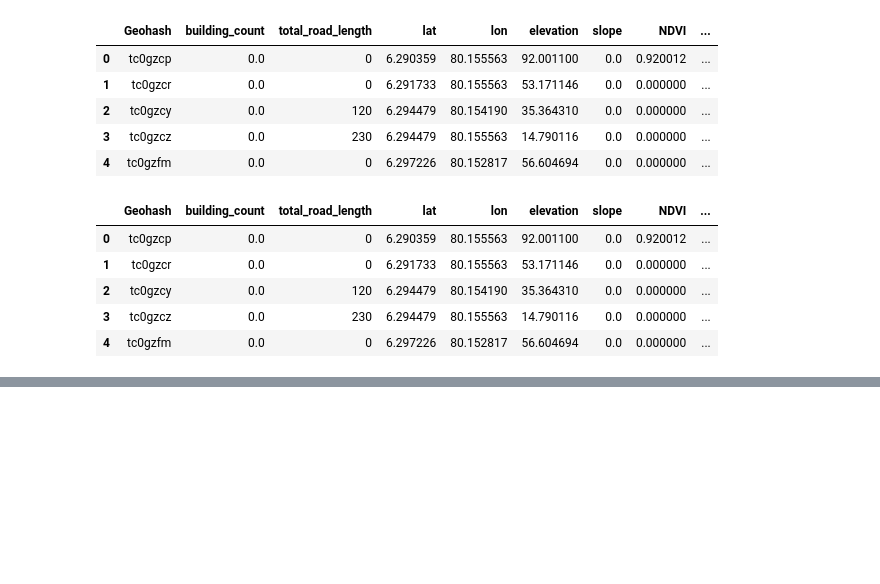
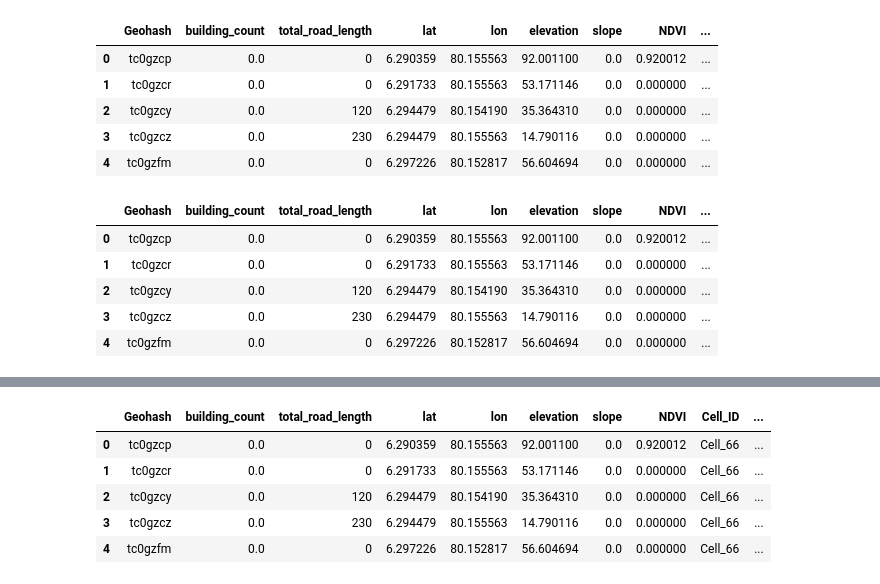
Before and after one commit to pabasara-samarakoon-4176/MDT_prediction, a Jupyter notebook: synthetic_generation_inverted.ipynb, the cells around one changed output, grey strips where cells are left out. Cells and saved outputs as stored; diff of their text form; code cells hidden in the pictures; blank space fills up the shorter version.

Commit message:
Completed with population data

```diff
--- a/synthetic_generation_inverted.ipynb
+++ b/synthetic_generation_inverted.ipynb
@@ -603,0 +777,6 @@ df.head()
+# %%
+from tqdm import tqdm
+
+tqdm.pandas()
+df['population_density'] = [gdf_pop.iloc[i]['Z'] if i < len(gdf_pop) else 0 for i in tqdm(indices)]
+df.head()
@@ -608,0 +832,3 @@ Number of unique Cell_IDs: 72
+# %%
+df = urbanness(df)
+df.head()
@@ -636,5 +869,3 @@ def compute_rsrp_rsrq(row):
     rsrq /= attenuation_factor
 
     return pd.Series({'RSRP': rsrp, 'RSRQ': rsrq})
-# %%
-df[['RSRP', 'RSRQ']] = df.progress_apply(compute_rsrp_rsrq, axis=1)
@@ -640,0 +937,15 @@ df[['RSRP', 'RSRQ']] = df.progress_apply(compute_rsrp_rsrq, axis=1)
+# %%
+import pandas as pd
+import glob
+
+path = r'/content/drive/MyDrive/Final_year_project/datasets/chunks'
+all_files = glob.glob(path + "/*.csv")
+
+li = []
+
+for filename in all_files:
+    df = pd.read_csv(filename, index_col=None, header=0)
+    li.append(df)
+
+df = pd.concat(li, axis=0, ignore_index=True)
+df.head()
@@ -640,0 +959,10 @@ df[['RSRP', 'RSRQ']] = df.progress_apply(compute_rsrp_rsrq, axis=1)
+# %%
+df.drop('urban_score', axis=1, inplace=True)
+df.head()
+# %% [output]
+|  | Geohash | building_count | total_road_length | lat | lon | elevation | slope | NDVI | Cell_ID | ... |
+| 0 | tc0gzcp | 0.0 | 0 | 6.290359 | 80.155563 | 92.001100 | 0.0 | 0.920012 | Cell_66 | ... |
+| 1 | tc0gzcr | 0.0 | 0 | 6.291733 | 80.155563 | 53.171146 | 0.0 | 0.000000 | Cell_66 | ... |
+| 2 | tc0gzcy | 0.0 | 120 | 6.294479 | 80.154190 | 35.364310 | 0.0 | 0.000000 | Cell_66 | ... |
+| 3 | tc0gzcz | 0.0 | 230 | 6.294479 | 80.155563 | 14.790116 | 0.0 | 0.000000 | Cell_66 | ... |
+| 4 | tc0gzfm | 0.0 | 0 | 6.297226 | 80.152817 | 56.604694 | 0.0 | 0.000000 | Cell_66 | ... |
```
Also changed, not shown: parts of 42 cells of this notebook.
